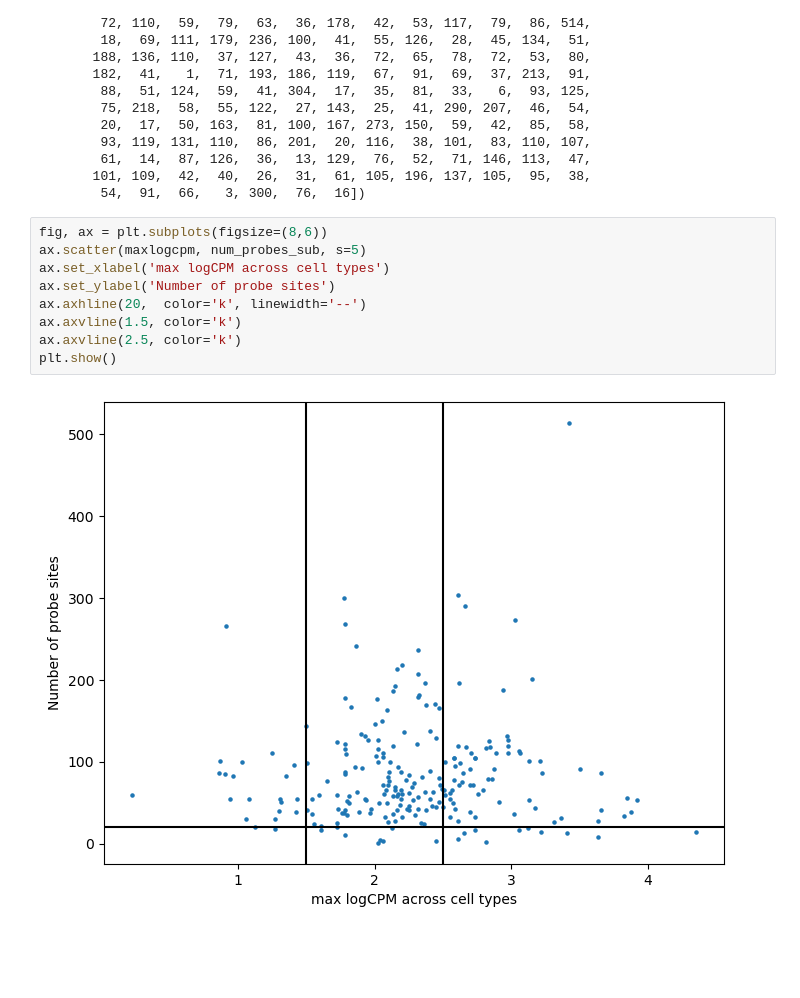
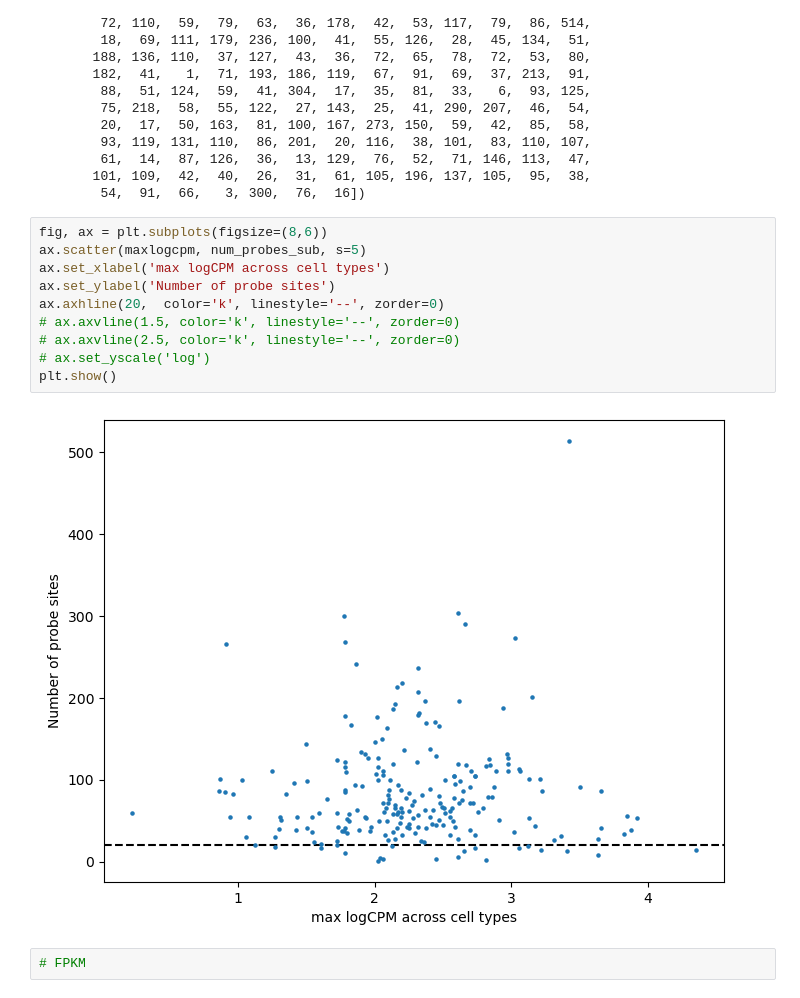
Before and after one commit to wollmanlab/dredFISH, a Jupyter notebook: dredFISH/Design/honglab_amygdala_merfish/03.merge_expression_data-Copy1.ipynb, the cells around one changed output. Saved outputs shown, nothing was run; the diff lists cells and outputs as text; blank space fills up the shorter version.

```diff
--- a/dredFISH/Design/honglab_amygdala_merfish/03.merge_expression_data-Copy1.ipynb
+++ b/dredFISH/Design/honglab_amygdala_merfish/03.merge_expression_data-Copy1.ipynb
@@ -348,11 +350,14 @@ array([ 62,  51,  96,  59,  71,  34,  56,  21,  38, 106,   8,  55,  13,
 # %%
 fig, ax = plt.subplots(figsize=(8,6))
 ax.scatter(maxlogcpm, num_probes_sub, s=5)
 ax.set_xlabel('max logCPM across cell types')
 ax.set_ylabel('Number of probe sites')
-ax.axhline(20,  color='k', linewidth='--')
-ax.axvline(1.5, color='k')
-ax.axvline(2.5, color='k')
+ax.axhline(20,  color='k', linestyle='--', zorder=0)
+# ax.axvline(1.5, color='k', linestyle='--', zorder=0)
+# ax.axvline(2.5, color='k', linestyle='--', zorder=0)
+# ax.set_yscale('log')
 plt.show()
 # %% [output]
-[figure, old version]
+[figure, new version]
+# %%
+# FPKM
```
Also changed, not shown: parts of 2 cells of this notebook, 1 other file.
